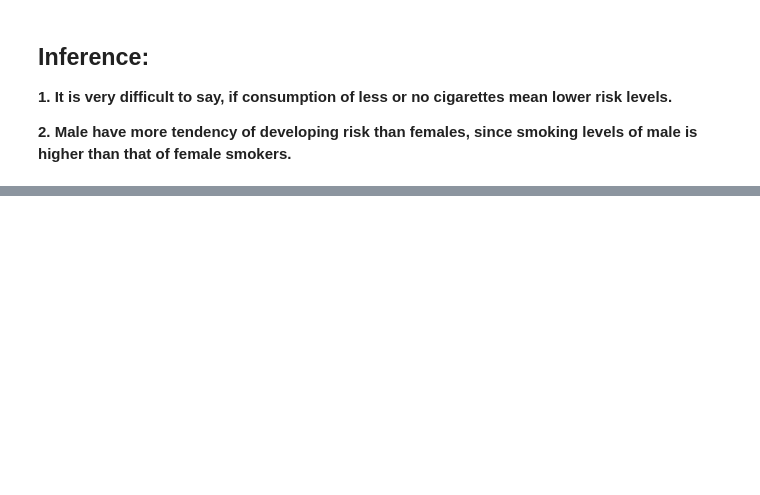
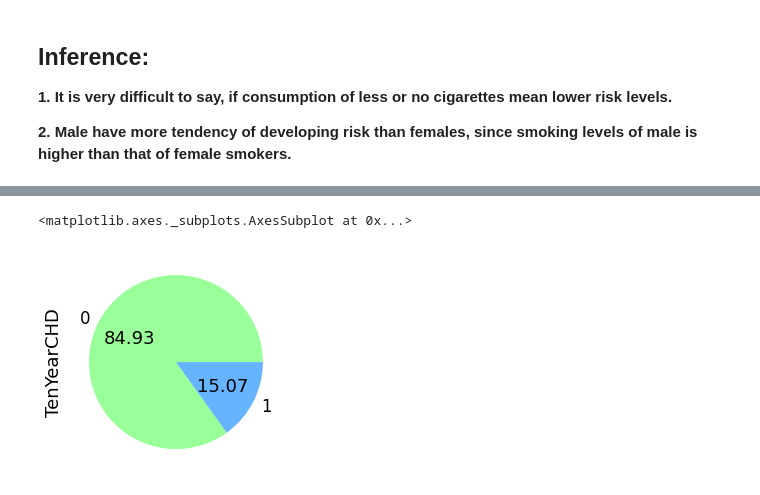
Before and after one commit to praveenbejo95/Cardiovascular-Risk-Prediction-ML-Classification-project, a Jupyter notebook: cardiovascular_Risk_prediction(Pravin_notebook).ipynb, the cells around one changed output, grey strips where cells are left out. Cells and saved outputs as stored; diff of their text form; code cells hidden in the pictures; blank space fills up the shorter version.

```diff
--- a/cardiovascular_Risk_prediction(Pravin_notebook).ipynb
+++ b/cardiovascular_Risk_prediction(Pravin_notebook).ipynb
@@ -625,0 +644,3 @@ g=g.set_ylabels("RISK Probability")
+# %%
+# Let us make a copy
+new_df = df.copy()
@@ -625,0 +656,10 @@ g=g.set_ylabels("RISK Probability")
+# %%
+# Let us now split
+X = new_df.drop(['TenYearCHD'], axis=1)
+y = new_df['TenYearCHD']
+# %%
+# Show pie plot (Approach 1)
+y.value_counts().plot.pie(autopct='%.2f',colors = ['#99ff99','#66b3ff'])
+# %% [output]
+<matplotlib.axes._subplots.AxesSubplot at 0x...>
+[figure, added]
```
Also changed, not shown: parts of 28 cells of this notebook.
